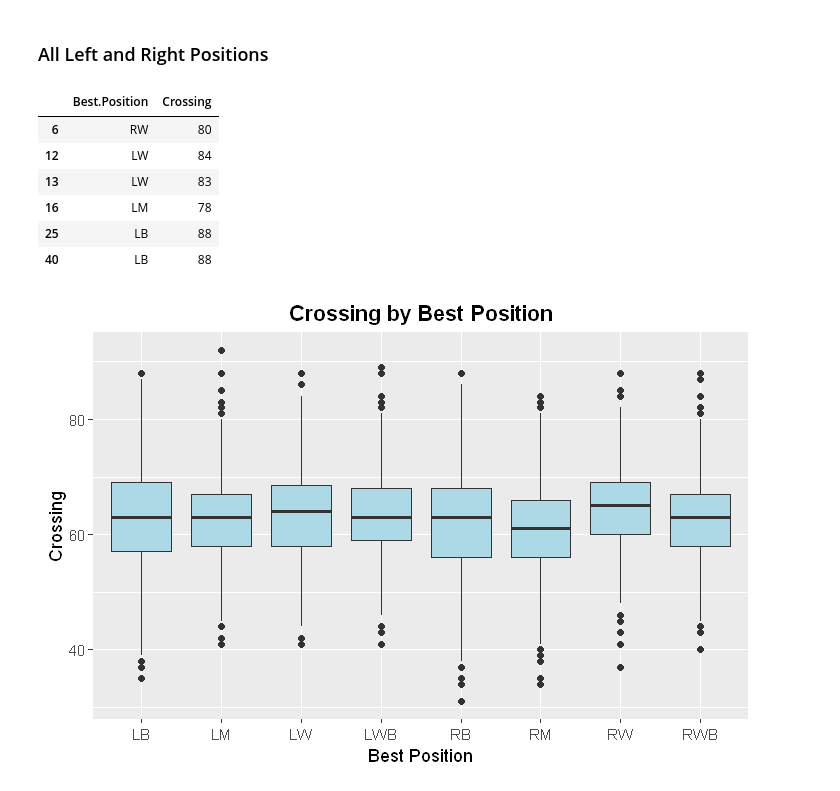
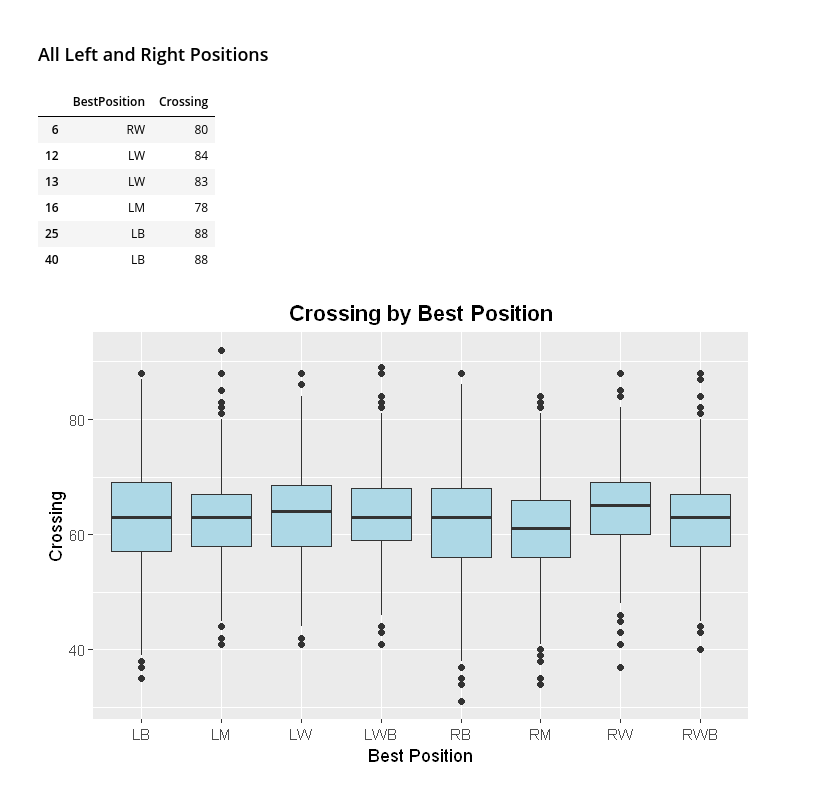
Before and after one commit to YoNG-Zaii/MH3511-FIFA-Analysis, a Jupyter notebook: GY ANOVA Crossing.ipynb, the cells around one changed output. Drawn from its saved outputs; the diff is of its cells as text; code cells hidden in the pictures.

```diff
--- a/GY ANOVA Crossing.ipynb
+++ b/GY ANOVA Crossing.ipynb
@@ -91,19 +93,19 @@ xlab('Best Position') + ylab('Crossing')
 ### All Left and Right Positions
 # %%
 group <- c('LM', 'RM', 'LB', 'RB', 'LWB', 'RWB', 'LW', 'RW')
-df2 <- players[(players['Best.Position'] == 'LM') |
-              (players['Best.Position'] == 'RM') |
-              (players['Best.Position'] == 'LB') |
-              (players['Best.Position'] == 'RB') |
-              (players['Best.Position'] == 'LWB') |
-              (players['Best.Position'] == 'RWB') |
-              (players['Best.Position'] == 'LW') |
-              (players['Best.Position'] == 'RW'),
-              c('Best.Position', 'Crossing')]
+df2 <- players[(players['BestPosition'] == 'LM') |
+              (players['BestPosition'] == 'RM') |
+              (players['BestPosition'] == 'LB') |
+              (players['BestPosition'] == 'RB') |
+              (players['BestPosition'] == 'LWB') |
+              (players['BestPosition'] == 'RWB') |
+              (players['BestPosition'] == 'LW') |
+              (players['BestPosition'] == 'RW'),
+              c('BestPosition', 'Crossing')]
 df2 <- droplevels(df2) # To change to new levels
 head(df2)
 # %% [output]
-|  | Best.Position | Crossing |
+|  | BestPosition | Crossing |
 | 6 | RW | 80 |
 | 12 | LW | 84 |
 | 13 | LW | 83 |
```
Also changed, not shown: parts of 17 cells of this notebook.
